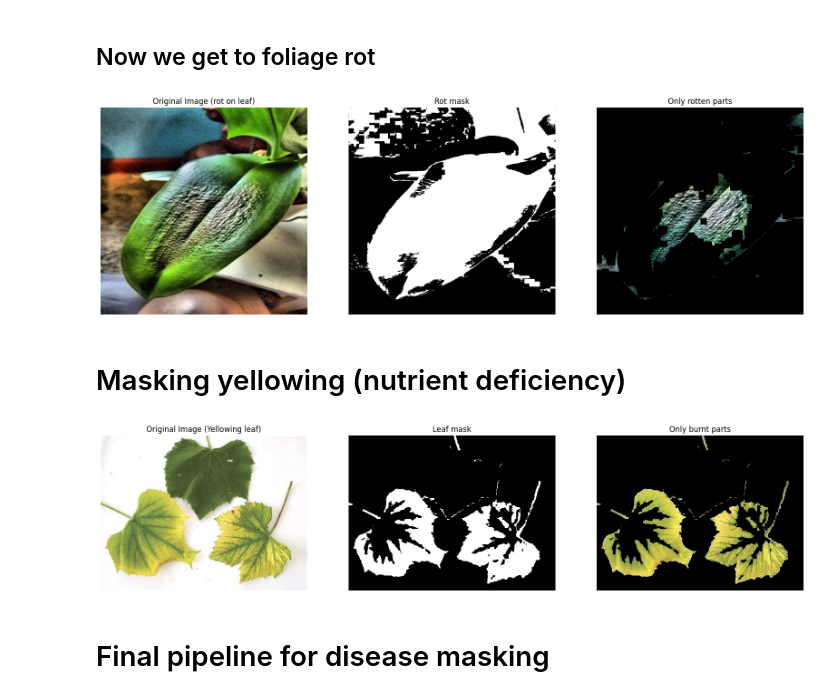
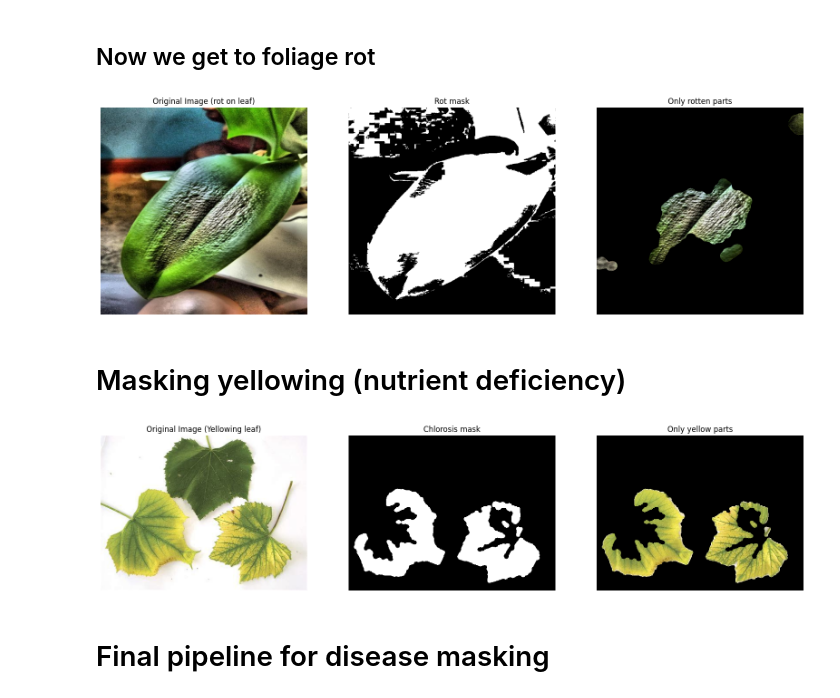
Before and after one commit to abodeza/plant_disease_detection, a Jupyter notebook: filtering_diseases.ipynb, the cells around one changed output. Cells and saved outputs as stored; diff of their text form; code cells hidden in the pictures.

```diff
--- a/filtering_diseases.ipynb
+++ b/filtering_diseases.ipynb
@@ -161,6 +169,8 @@ Due to the image quality of most spot training data and the porosity of the leav
 # %%
 leaf_mask3 = cv2.inRange(hsv_rot, (25, 50, 70), (95, 255, 255)) # Slightly adjusted to fit the rotten leaf color
 leaf3 = np.zeros(leaf_mask3.shape, dtype=np.uint8)
+
+rot_rgb = cv2.cvtColor(rot, cv2.COLOR_BGR2RGB)
 
 contours3, _ = cv2.findContours(leaf_mask3, cv2.RETR_EXTERNAL, cv2.CHAIN_APPROX_SIMPLE)
 
@@ -171,15 +181,16 @@ rot_mask1 = cv2.inRange(hsv_rot, (5,10,20), (60,120,100))
 rot_mask2 = cv2.inRange(hsv_rot, (10,100,10), (20, 255, 200))
 rot_mask = cv2.bitwise_or(rot_mask1, rot_mask2)
 
-
 rot_mask = cv2.bitwise_and(leaf3, leaf3, mask=rot_mask)
 
-kernel = np.ones((20, 20), np.uint8)
-morphed_mask3 = cv2.morphologyEx(rot_mask, cv2.MORPH_CLOSE, kernel)
+kh, kw = [max(9, int(round(min(hsv_aziz_burn.shape[:2]) * 0.01))) | 1]*2
+kernel = cv2.getStructuringElement(cv2.MORPH_ELLIPSE, (kh, kw))
+rot_mask = cv2.morphologyEx(rot_mask, cv2.MORPH_CLOSE, kernel)
+rot_mask = cv2.morphologyEx(rot_mask, cv2.MORPH_OPEN,  kernel)
 
 fig, axes = plt.subplots(1, 3, figsize=(20, 20))
 
-axes[0].imshow(cv2.cvtColor(rot, cv2.COLOR_BGR2RGB))
+axes[0].imshow(rot_rgb)
 axes[0].axis('off')
 axes[0].set_title("Original Image (rot on leaf)")
 
@@ -187,33 +198,38 @@ axes[1].imshow(leaf3, cmap='gray')
 axes[1].axis('off')
 axes[1].set_title("Rot mask")
 
-axes[2].imshow(cv2.bitwise_and(rot, rot, mask=morphed_mask3))
+axes[2].imshow(cv2.bitwise_and(rot_rgb, rot_rgb, mask=rot_mask))
 axes[2].axis('off')
 axes[2].set_title("Only rotten parts")
 plt.show()
 # %% [output]
-[figure, old version]
+[figure, new version]
 # %% [markdown]
 # Masking yellowing (nutrient deficiency)
 # %%
 chlorosis_mask = cv2.inRange(hsv_c1, (23, 50, 10), (35, 255, 255))
 c1_rgb = cv2.cvtColor(c1, cv2.COLOR_BGR2RGB)
+
+kh, kw = [max(9, int(round(min(c1.shape[:2]) * 0.01))) | 1]*2  # odd size
+kernel = cv2.getStructuringElement(cv2.MORPH_ELLIPSE, (kh, kw))
+chlorosis_mask = cv2.morphologyEx(chlorosis_mask, cv2.MORPH_CLOSE, kernel)
+chlorosis_mask = cv2.morphologyEx(chlorosis_mask, cv2.MORPH_OPEN,  kernel)
 
 fig, axes = plt.subplots(1, 3, figsize=(20, 20))
 axes[0].imshow(c1_rgb)
 axes[0].axis('off')
 axes[0].set_title("Original Image (Yellowing leaf)")
 
 axes[1].imshow(chlorosis_mask, cmap='gray')
 axes[1].axis('off')
-axes[1].set_title("Leaf mask")
+axes[1].set_title("Chlorosis mask")
 
 axes[2].imshow(cv2.bitwise_and(c1_rgb, c1_rgb, mask=chlorosis_mask))
 axes[2].axis('off')
-axes[2].set_title("Only burnt parts")
+axes[2].set_title("Only yellow parts")
 plt.show()
 # %% [output]
-[figure, old version]
+[figure, new version]
 # %% [markdown]
 # Final pipeline for disease masking
 # %%
```
Also changed, not shown: parts of 6 cells of this notebook, 1 other file.
